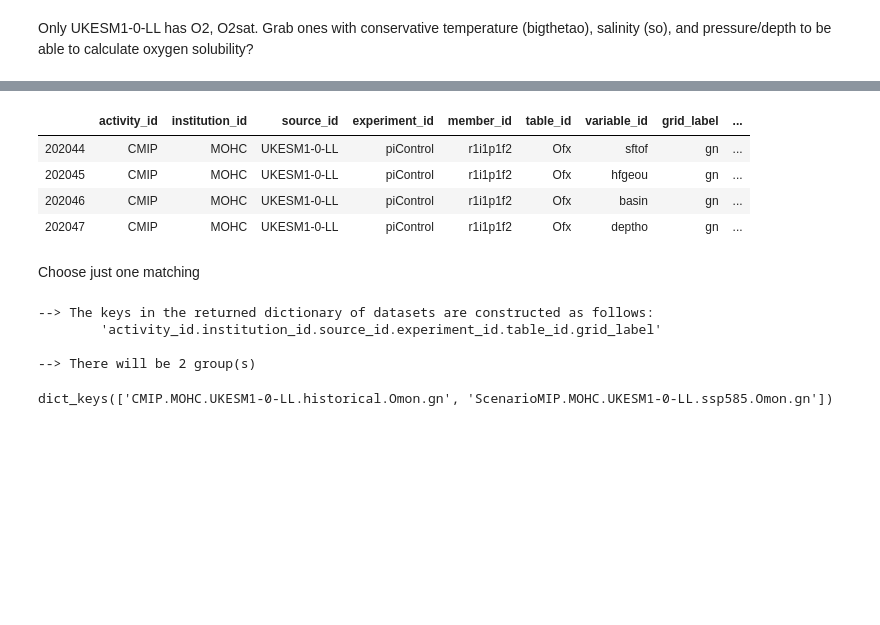
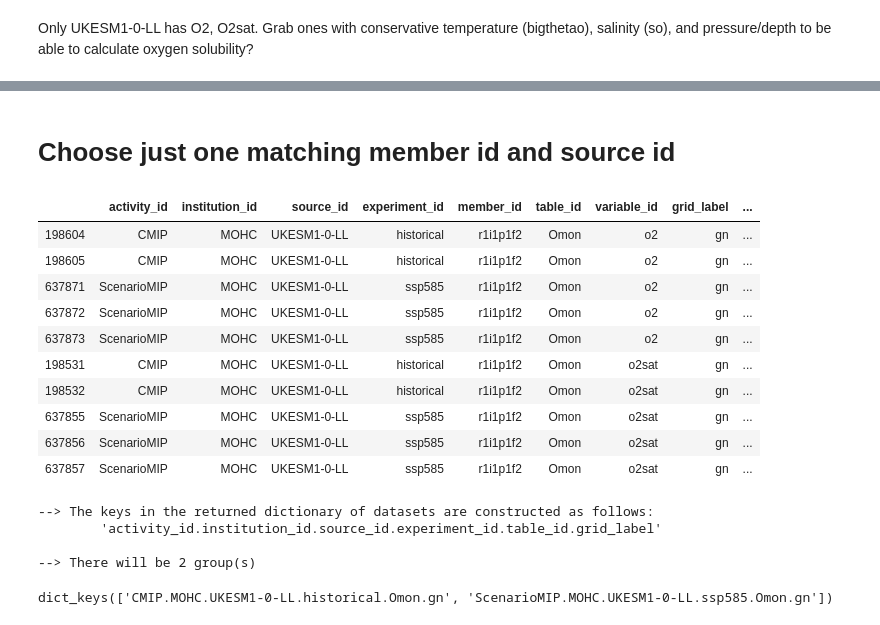
Before and after one commit to matt-long/cmip6hack-ocean-o2, a Jupyter notebook: notebooks/AOU_v_O2sat.ipynb, the cells around one changed output, grey strips where cells are left out. Cells and saved outputs as stored; diff of their text form; code cells hidden in the pictures; blank space fills up the shorter version.

```diff
--- a/notebooks/AOU_v_O2sat.ipynb
+++ b/notebooks/AOU_v_O2sat.ipynb
@@ -205,34 +181,38 @@ df
 # %%
 #dset_dict.keys()
 # %%
-cat_fx = col.search(source_id=models_all, table_id='Ofx', grid_label='gn')
-cat_fx.df
+#cat_fx = col.search(source_id=models_all, table_id='Ofx', grid_label='gn')
+#cat_fx.df
-# %% [output]
-|  | activity_id | institution_id | source_id | experiment_id | member_id | table_id | variable_id | grid_label | ... |
-| 202044 | CMIP | MOHC | UKESM1-0-LL | piControl | r1i1p1f2 | Ofx | sftof | gn | ... |
-| 202045 | CMIP | MOHC | UKESM1-0-LL | piControl | r1i1p1f2 | Ofx | hfgeou | gn | ... |
-| 202046 | CMIP | MOHC | UKESM1-0-LL | piControl | r1i1p1f2 | Ofx | basin | gn | ... |
-| 202047 | CMIP | MOHC | UKESM1-0-LL | piControl | r1i1p1f2 | Ofx | deptho | gn | ... |
-# %% [markdown]
-Choose just one matching
+# %% [markdown]
+# Choose just one matching member id and source id
 # %%
 df_Omon_o2_sat = df[(cat.df.table_id == 'Omon') & (cat.df.source_id == 'UKESM1-0-LL') & (cat.df.member_id == 'r1i1p1f2') & (cat.df.variable_id == 'o2sat')]
 df_Omon_o2 = df[(cat.df.table_id == 'Omon') & (cat.df.source_id == 'UKESM1-0-LL') & (cat.df.member_id == 'r1i1p1f2') & (cat.df.variable_id == 'o2')]
 
-#df_Omon_o2_sat = df[(cat.df.table_id == 'Omon') & (cat.df.source_id == 'UKESM1-0-LL') & (cat.df.variable_id == 'o2sat')]
-#df_Omon_o2 = df[(cat.df.table_id == 'Omon') & (cat.df.source_id == 'UKESM1-0-LL') & (cat.df.variable_id == 'o2')]
+df = pd.concat((df_Omon_o2, df_Omon_o2_sat))
 
-df = pd.concat((df_Omon_o2, df_Omon_o2_sat))
 cat.df = df.copy()
 cat.df
-
-dset_dict = cat.to_dataset_dict(zarr_kwargs={'consolidated': True, 'decode_times': False},
-                                cdf_kwargs={'chunks': {'time': 48}, 'decode_times': False})
 # %% [output]
---> The keys in the returned dictionary of datasets are constructed as follows:
-        'activity_id.institution_id.source_id.experiment_id.table_id.grid_label'
-
---> There will be 2 group(s)
+|  | activity_id | institution_id | source_id | experiment_id | member_id | table_id | variable_id | grid_label | ... |
+| 198604 | CMIP | MOHC | UKESM1-0-LL | historical | r1i1p1f2 | Omon | o2 | gn | ... |
+| 198605 | CMIP | MOHC | UKESM1-0-LL | historical | r1i1p1f2 | Omon | o2 | gn | ... |
+| 637871 | ScenarioMIP | MOHC | UKESM1-0-LL | ssp585 | r1i1p1f2 | Omon | o2 | gn | ... |
+| 637872 | ScenarioMIP | MOHC | UKESM1-0-LL | ssp585 | r1i1p1f2 | Omon | o2 | gn | ... |
+| 637873 | ScenarioMIP | MOHC | UKESM1-0-LL | ssp585 | r1i1p1f2 | Omon | o2 | gn | ... |
+| 198531 | CMIP | MOHC | UKESM1-0-LL | historical | r1i1p1f2 | Omon | o2sat | gn | ... |
+| 198532 | CMIP | MOHC | UKESM1-0-LL | historical | r1i1p1f2 | Omon | o2sat | gn | ... |
+| 637855 | ScenarioMIP | MOHC | UKESM1-0-LL | ssp585 | r1i1p1f2 | Omon | o2sat | gn | ... |
+| 637856 | ScenarioMIP | MOHC | UKESM1-0-LL | ssp585 | r1i1p1f2 | Omon | o2sat | gn | ... |
+| 637857 | ScenarioMIP | MOHC | UKESM1-0-LL | ssp585 | r1i1p1f2 | Omon | o2sat | gn | ... |
+# %%
+dset_dict = cat.to_dataset_dict(zarr_kwargs={'consolidated': True, 'decode_times': True},
+                                cdf_kwargs={'chunks': {'time': 48}, 'decode_times': True})
+# %% [output]
+--> The keys in the returned dictionary of datasets are constructed as follows:
+        'activity_id.institution_id.source_id.experiment_id.table_id.grid_label'
+
+--> There will be 2 group(s)
 # %%
 dset_dict.keys()
 # %% [output]
```
Also changed, not shown: parts of 17 cells of this notebook.
